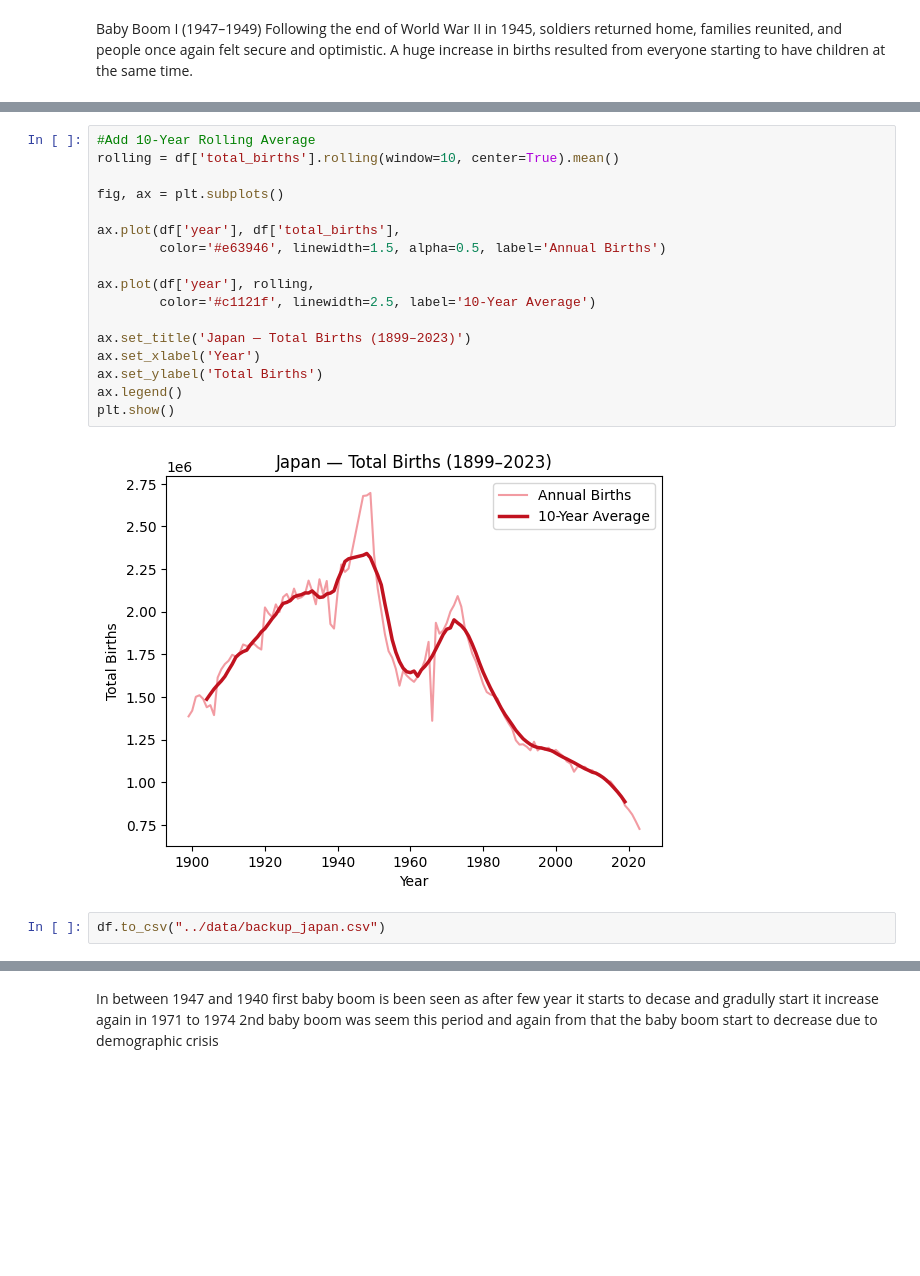
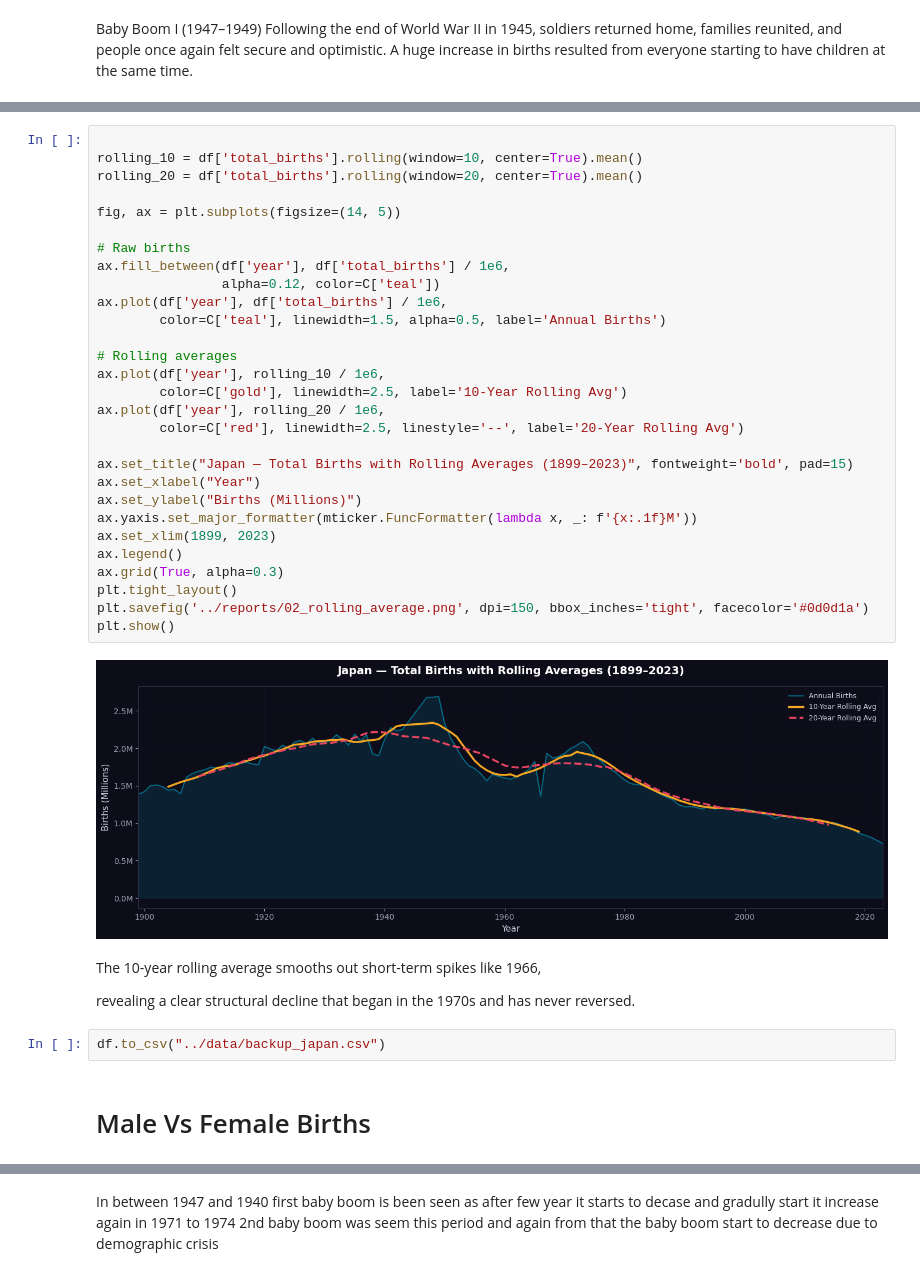
Before and after one commit to suzzzel5/Japan-Birth-Statistics-1899-2023-, a Jupyter notebook: notebooks/01_data_exploration.ipynb, the cells around one changed output, grey strips where cells are left out. Saved outputs shown, nothing was run; the diff lists cells and outputs as text; blank space fills up the shorter version.

```diff
--- a/notebooks/01_data_exploration.ipynb
+++ b/notebooks/01_data_exploration.ipynb
@@ -321,22 +368,40 @@ Following the end of World War II in 1945, soldiers returned home, families reun
 # %%
-#Add 10-Year Rolling Average
-rolling = df['total_births'].rolling(window=10, center=True).mean()
 
-fig, ax = plt.subplots()
+rolling_10 = df['total_births'].rolling(window=10, center=True).mean()
+rolling_20 = df['total_births'].rolling(window=20, center=True).mean()
 
-ax.plot(df['year'], df['total_births'],
-        color='#e63946', linewidth=1.5, alpha=0.5, label='Annual Births')
+fig, ax = plt.subplots(figsize=(14, 5))
 
-ax.plot(df['year'], rolling,
-        color='#c1121f', linewidth=2.5, label='10-Year Average')
+# Raw births
+ax.fill_between(df['year'], df['total_births'] / 1e6,
+                alpha=0.12, color=C['teal'])
+ax.plot(df['year'], df['total_births'] / 1e6,
+        color=C['teal'], linewidth=1.5, alpha=0.5, label='Annual Births')
 
-ax.set_title('Japan — Total Births (1899–2023)')
-ax.set_xlabel('Year')
-ax.set_ylabel('Total Births')
+# Rolling averages
+ax.plot(df['year'], rolling_10 / 1e6,
+        color=C['gold'], linewidth=2.5, label='10-Year Rolling Avg')
+ax.plot(df['year'], rolling_20 / 1e6,
+        color=C['red'], linewidth=2.5, linestyle='--', label='20-Year Rolling Avg')
+
+ax.set_title("Japan — Total Births with Rolling Averages (1899–2023)", fontweight='bold', pad=15)
+ax.set_xlabel("Year")
+ax.set_ylabel("Births (Millions)")
+ax.yaxis.set_major_formatter(mticker.FuncFormatter(lambda x, _: f'{x:.1f}M'))
+ax.set_xlim(1899, 2023)
 ax.legend()
+ax.grid(True, alpha=0.3)
+plt.tight_layout()
+plt.savefig('../reports/02_rolling_average.png', dpi=150, bbox_inches='tight', facecolor='#0d0d1a')
 plt.show()
 # %% [output]
-[figure, old version]
+[figure, new version]
+# %% [markdown]
+ The 10-year rolling average smooths out short-term spikes like 1966,
+
+  revealing a clear structural decline that began in the 1970s and has never reversed.
 # %%
 df.to_csv("../data/backup_japan.csv")
+# %% [markdown]
+# Male Vs Female Births
 # %%
```
Also changed, not shown: parts of 23 cells of this notebook, 9 other files.
